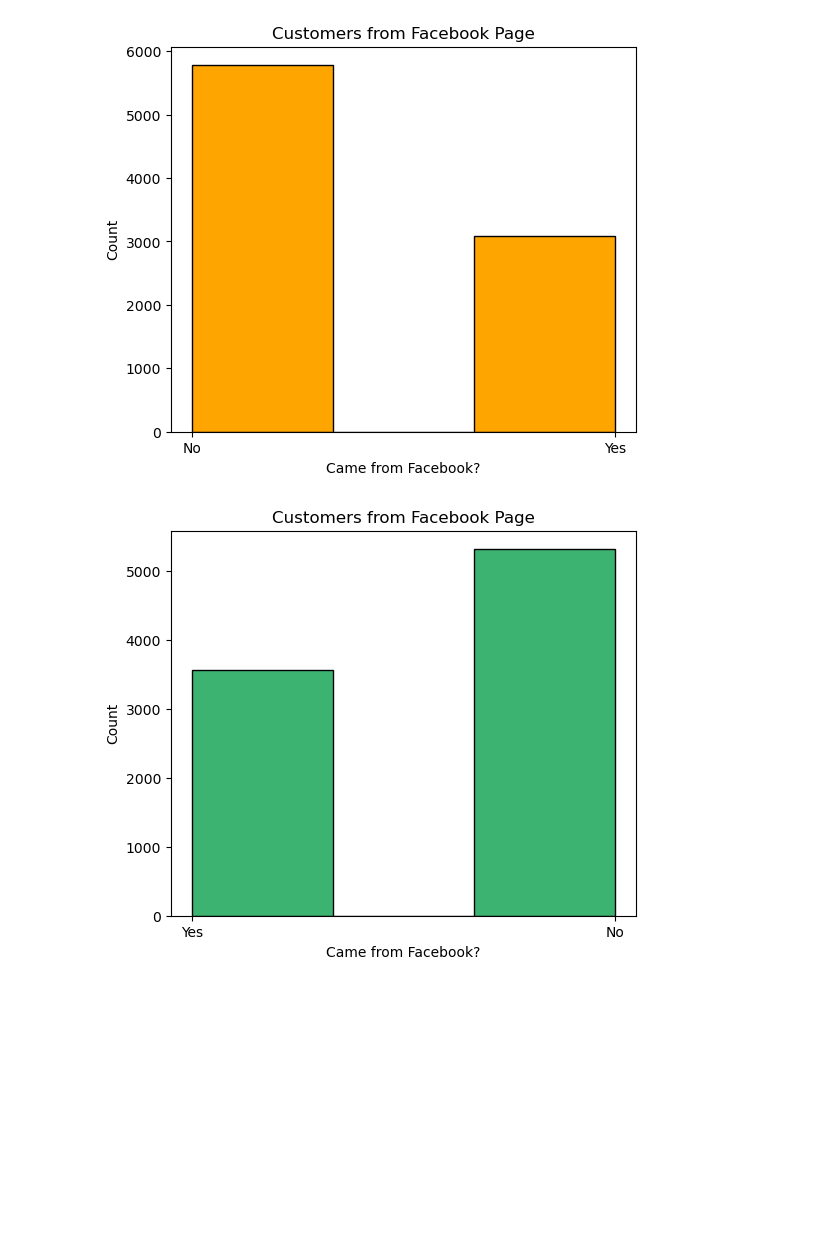
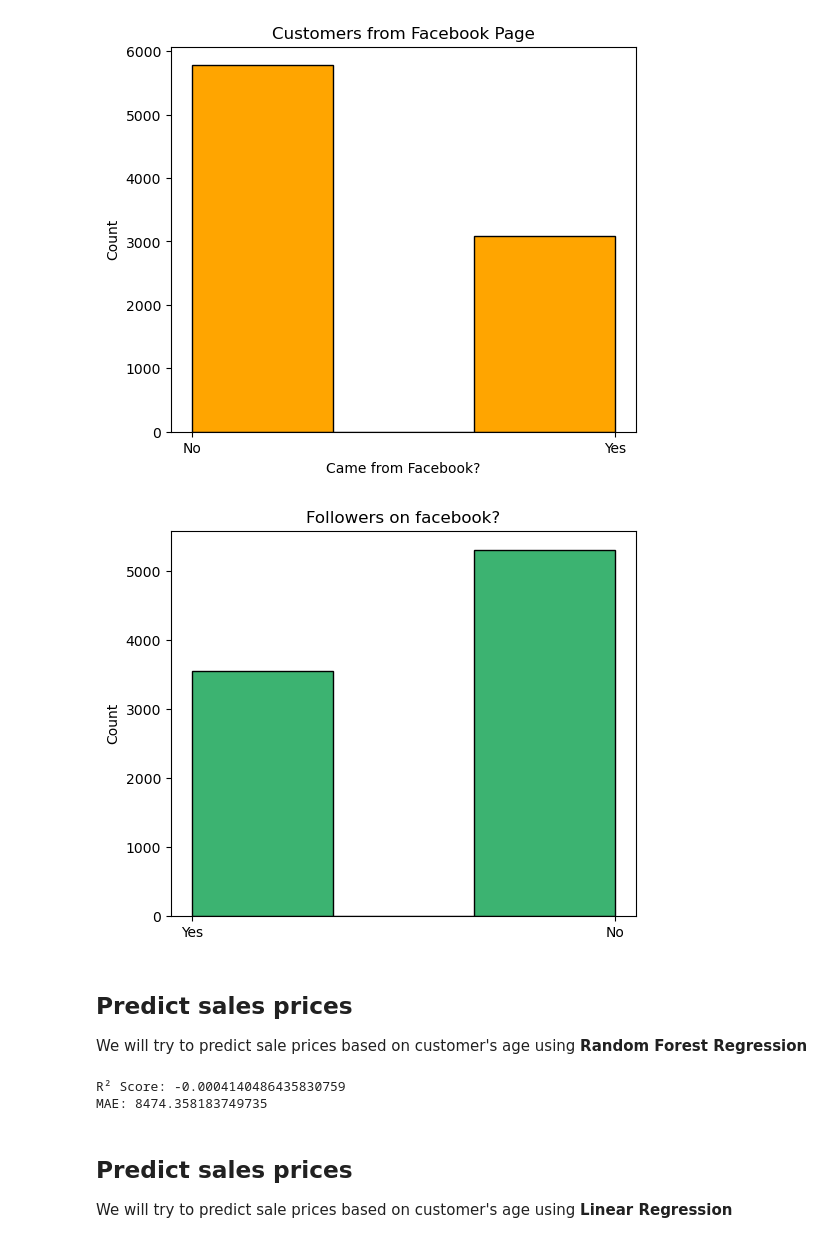
Before and after one commit to flewpl/TechCorner_Sales_Insights, a Jupyter notebook: mobile_sales/main.ipynb, the cells around one changed output. Saved outputs shown, nothing was run; the diff lists cells and outputs as text; code cells hidden in the pictures; blank space fills up the shorter version.

```diff
--- a/mobile_sales/main.ipynb
+++ b/mobile_sales/main.ipynb
@@ -70,0 +74,5 @@ plt.show()
+# %%
+df["Cus. Location"] = df["Cus. Location"].replace(["Rangamati Sadar", "Inside Rangamati"], "Inside Rangamati")
+plt.figure(figsize=(6, 5))
+plt.hist(df["Cus. Location"], bins= 3, edgecolor="black")
+plt.show()
@@ -90,10 +100,40 @@ plt.show()
 # %%
 
 plt.figure(figsize=(6, 5))
 plt.hist(df["Does he/she Followed Our Page?"], bins = 3, edgecolor="black", color="mediumseagreen")
-plt.title("Customers from Facebook Page")
-plt.xlabel("Came from Facebook?")
+plt.title("Followers on facebook?")
 plt.ylabel("Count")
 plt.show()
 # %% [output]
-[figure, old version]
+[figure, new version]
+# %% [markdown]
+## Predict sales prices
+
+We will try to predict sale prices based on customer's age using **Random Forest Regression**
+# %%
+dataset = df[["Age", "Sell Price"]].dropna()
+
+X = dataset.drop(columns=["Sell Price"])
+y = dataset["Sell Price"]
+
+# Split Data
+X_train, X_test, y_train, y_test = train_test_split(X, y, test_size=0.2, random_state=42)
+
+# Model fit
+model = RandomForestRegressor(random_state=42)
+model.fit(X_train,y_train)
+
+# Make Predictions
+y_pred = model.predict(X_test)
+
+
+
+print("R² Score:", r2_score(y_test, y_pred))
+print("MAE:", mean_absolute_error(y_test, y_pred))
+# %% [output]
+R² Score: -0.0004140486435830759
+MAE: 8474.358183749735
+# %% [markdown]
+## Predict sales prices
+
+We will try to predict sale prices based on customer's age using **Linear Regression**
```
Also changed, not shown: parts of 10 cells of this notebook.
